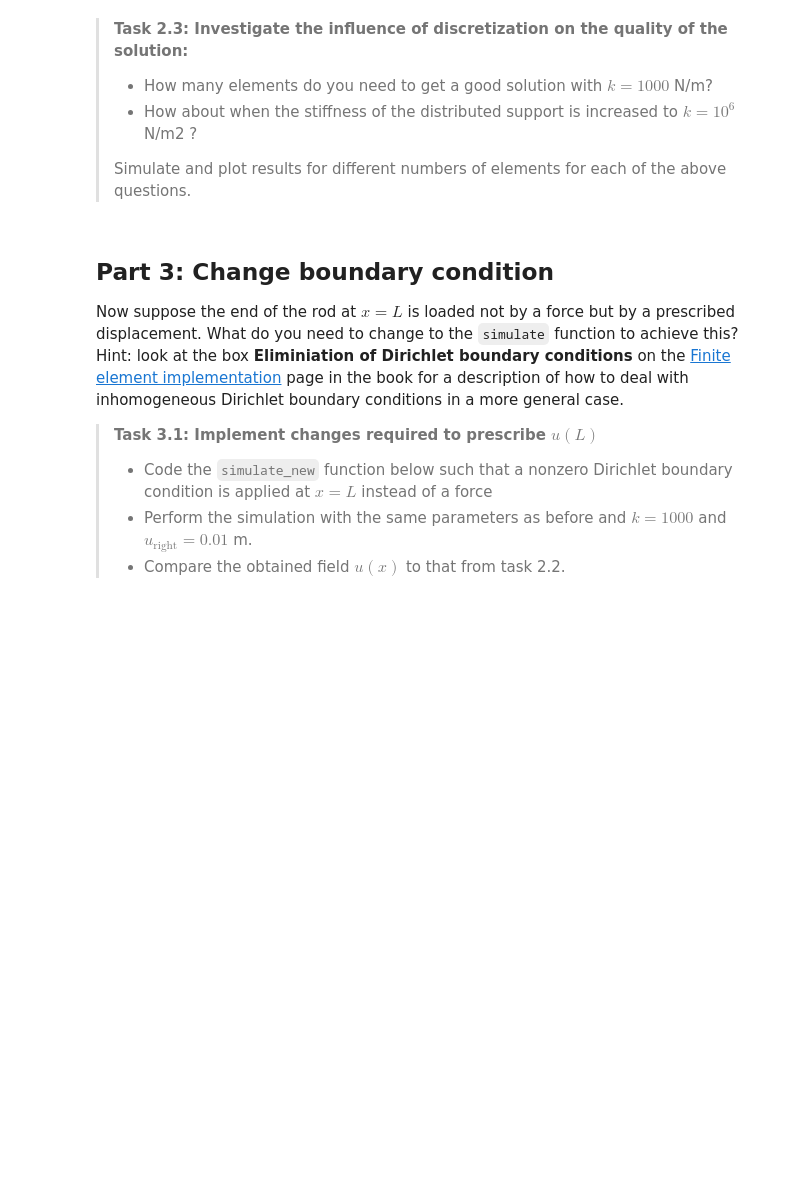
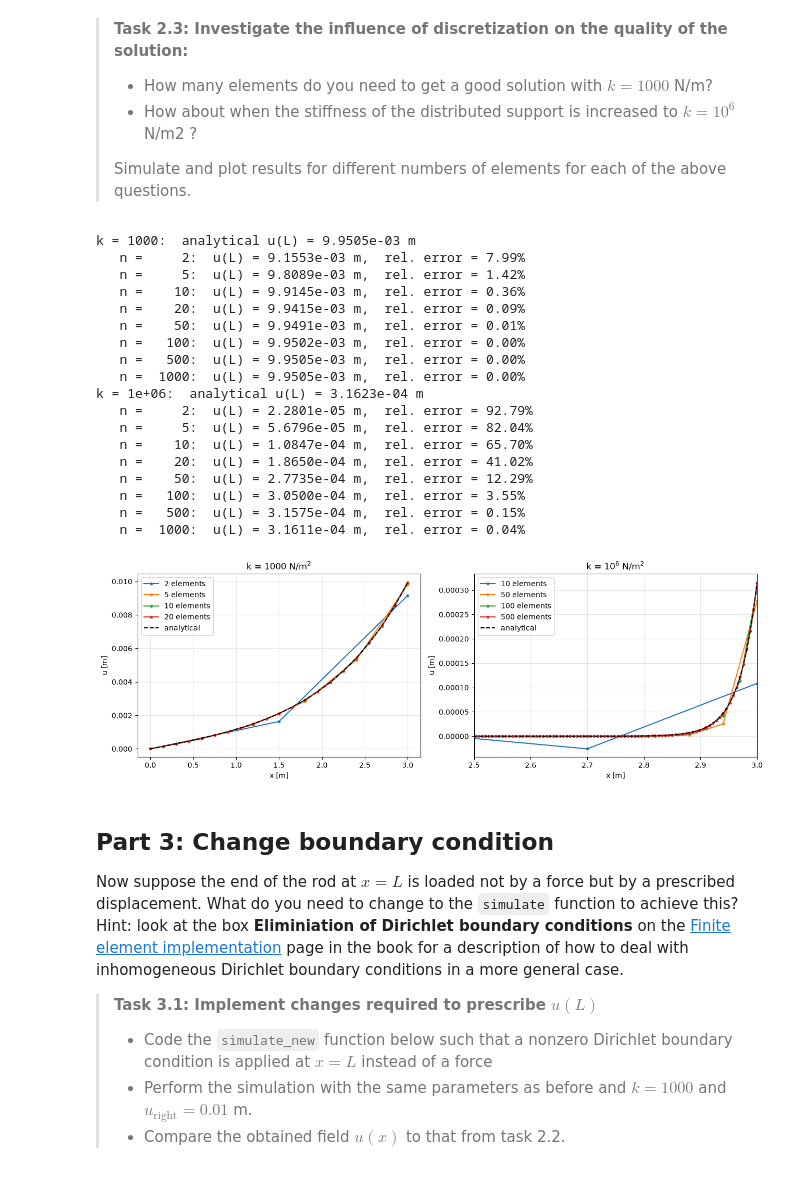
Before and after one commit to wvandenwildenberg/ws2.2, a Jupyter notebook: WS_2_2.ipynb, the cells around one changed output. Saved outputs shown, nothing was run; the diff lists cells and outputs as text; code cells hidden in the pictures; blank space fills up the shorter version.

```diff
--- a/WS_2_2.ipynb
+++ b/WS_2_2.ipynb
@@ -78,7 +184,64 @@ import matplotlib.pyplot as plt
 >
 > Simulate and plot results for different numbers of elements for each of the above questions.
 # %%
-### YOUR_CODE_HERE ###
+def u_analytical(x, length=3, EA=1e3, F=10, k=1000):
+    """Analytical solution for q=0: u(0)=0, EA u'(L)=F."""
+    lam = np.sqrt(k/EA)
+    return F/(EA*lam) * np.sinh(lam*x)/np.cosh(lam*length)
+
+x_fine = np.linspace(0, 3, 2001)
+
+fig, axes = plt.subplots(1, 2, figsize=(13, 4.5))
+
+# --- k = 1000 N/m^2 ---
+for n in [2, 5, 10, 20]:
+    x, u = simulate(n, q_load=0, k=1000)
+    axes[0].plot(x, u, 'o-', ms=3, label=f'{n} elements')
+axes[0].plot(x_fine, u_analytical(x_fine, k=1000), 'k--', label='analytical')
+axes[0].set_title('k = 1000 N/m$^2$')
+
+# --- k = 1e6 N/m^2 ---
+for n in [10, 50, 100, 500]:
+    x, u = simulate(n, q_load=0, k=1e6)
+    axes[1].plot(x, u, 'o-', ms=3, label=f'{n} elements')
+axes[1].plot(x_fine, u_analytical(x_fine, k=1e6), 'k--', label='analytical')
+axes[1].set_title('k = 10$^6$ N/m$^2$')
+axes[1].set_xlim(2.5, 3.0)   # all deformation happens near x = L
+
+for ax in axes:
+    ax.set_xlabel('x [m]')
+    ax.set_ylabel('u [m]')
+    ax.legend()
+    ax.grid(alpha=0.3)
+plt.tight_layout()
+
+# Quantify: relative error in tip displacement u(L)
+for k in [1000, 1e6]:
+    print(f'k = {k:g}:  analytical u(L) = {u_analytical(3, k=k):.4e} m')
+    for n in [2, 5, 10, 20, 50, 100, 500, 1000]:
+        x, u = simulate(n, q_load=0, k=k)
+        err = abs(u[-1] - u_analytical(3, k=k)) / u_analytical(3, k=k)
+        print(f'   n = {n:5d}:  u(L) = {u[-1]:.4e} m,  rel. error = {err:.2%}')
+# %% [output]
+k = 1000:  analytical u(L) = 9.9505e-03 m
+   n =     2:  u(L) = 9.1553e-03 m,  rel. error = 7.99%
+   n =     5:  u(L) = 9.8089e-03 m,  rel. error = 1.42%
+   n =    10:  u(L) = 9.9145e-03 m,  rel. error = 0.36%
+   n =    20:  u(L) = 9.9415e-03 m,  rel. error = 0.09%
+   n =    50:  u(L) = 9.9491e-03 m,  rel. error = 0.01%
+   n =   100:  u(L) = 9.9502e-03 m,  rel. error = 0.00%
+   n =   500:  u(L) = 9.9505e-03 m,  rel. error = 0.00%
+   n =  1000:  u(L) = 9.9505e-03 m,  rel. error = 0.00%
+k = 1e+06:  analytical u(L) = 3.1623e-04 m
+   n =     2:  u(L) = 2.2801e-05 m,  rel. error = 92.79%
+   n =     5:  u(L) = 5.6796e-05 m,  rel. error = 82.04%
+   n =    10:  u(L) = 1.0847e-04 m,  rel. error = 65.70%
+   n =    20:  u(L) = 1.8650e-04 m,  rel. error = 41.02%
+   n =    50:  u(L) = 2.7735e-04 m,  rel. error = 12.29%
+   n =   100:  u(L) = 3.0500e-04 m,  rel. error = 3.55%
+   n =   500:  u(L) = 3.1575e-04 m,  rel. error = 0.15%
+   n =  1000:  u(L) = 3.1611e-04 m,  rel. error = 0.04%
+[figure, added]
 # %% [markdown]
 ## Part 3: Change boundary condition
 
```
Also changed, not shown: parts of 3 cells of this notebook.
